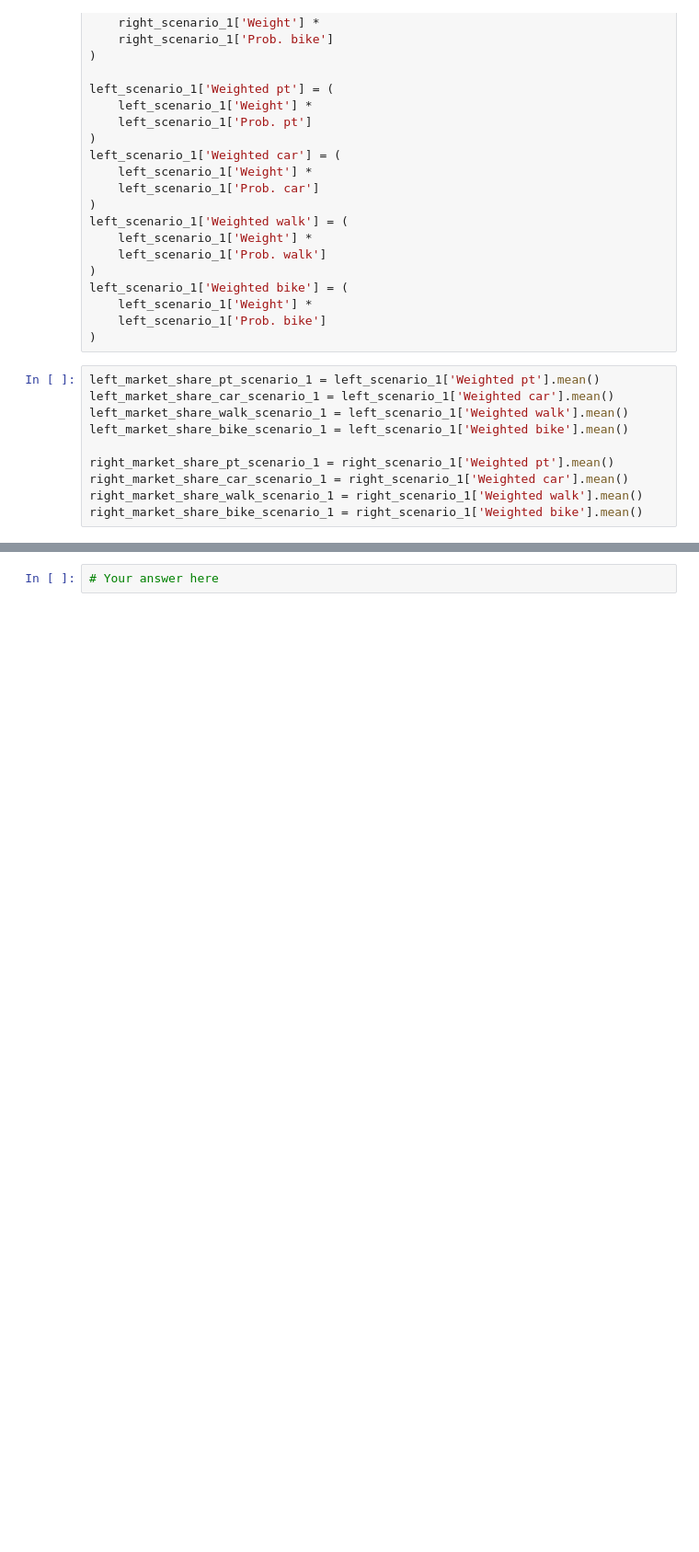
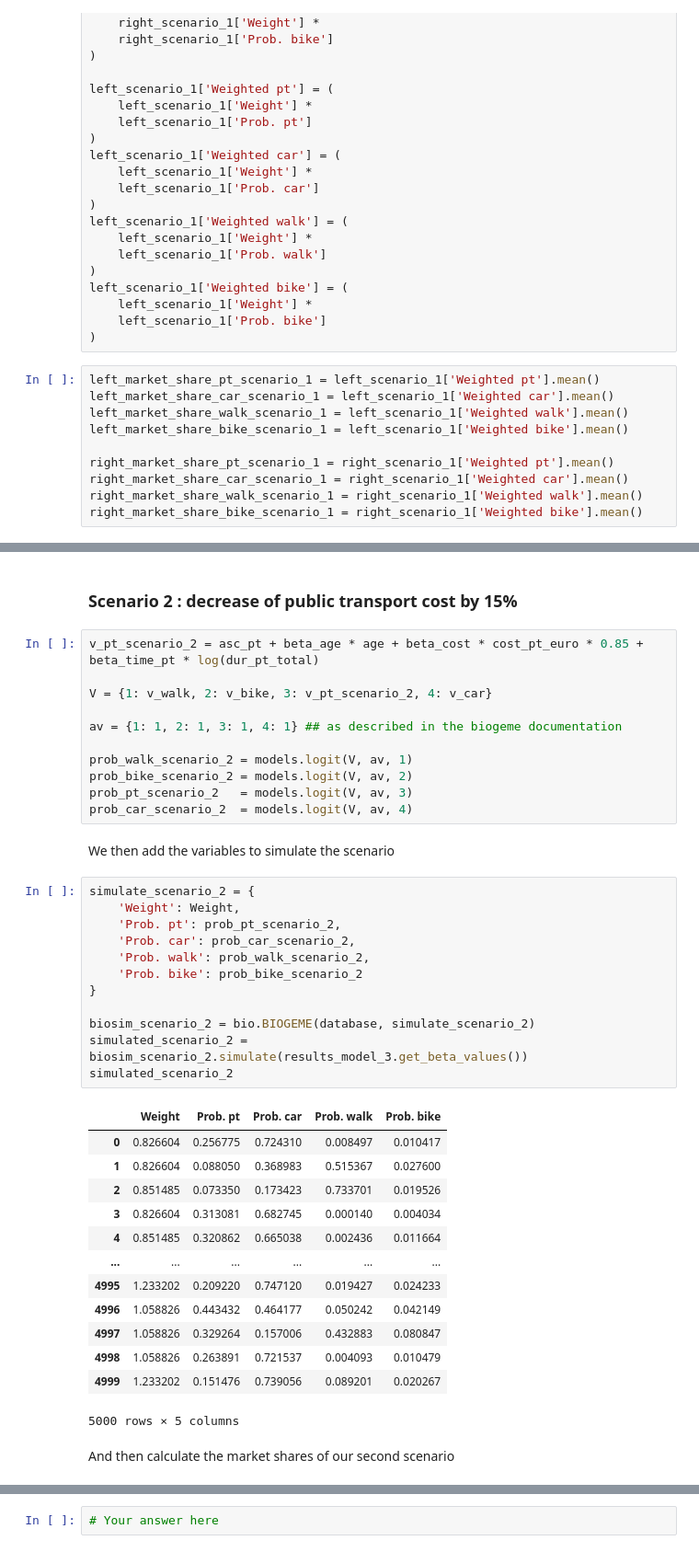
Before and after one commit to chloeruiz0300/Assignment, a Jupyter notebook: Market Shares and Forecasting.ipynb, the cells around one changed output, grey strips where cells are left out. Shown at 92% size. Saved outputs shown, nothing was run; the diff lists cells and outputs as text; blank space fills up the shorter version.

```diff
--- a/Market Shares.ipynb
+++ b/Market Shares and Forecasting.ipynb
@@ -634,0 +645,43 @@ Market share for car (scenario): nan% CI: [nan%-nan]
+# %% [markdown]
+### Scenario 2 : decrease of public transport cost by 15%
+# %%
+v_pt_scenario_2 = asc_pt + beta_age * age + beta_cost * cost_pt_euro * 0.85 + beta_time_pt * log(dur_pt_total)
+
+V = {1: v_walk, 2: v_bike, 3: v_pt_scenario_2, 4: v_car}
+
+av = {1: 1, 2: 1, 3: 1, 4: 1} ## as described in the biogeme documentation
+
+prob_walk_scenario_2 = models.logit(V, av, 1)
+prob_bike_scenario_2 = models.logit(V, av, 2)
+prob_pt_scenario_2   = models.logit(V, av, 3)
+prob_car_scenario_2  = models.logit(V, av, 4)
+# %% [markdown]
+We then add the variables to simulate the scenario
+# %%
+simulate_scenario_2 = {
+    'Weight': Weight,
+    'Prob. pt': prob_pt_scenario_2,
+    'Prob. car': prob_car_scenario_2,
+    'Prob. walk': prob_walk_scenario_2,
+    'Prob. bike': prob_bike_scenario_2
+}
+
+biosim_scenario_2 = bio.BIOGEME(database, simulate_scenario_2)
+simulated_scenario_2 = biosim_scenario_2.simulate(results_model_3.get_beta_values())
+simulated_scenario_2
+# %% [output]
+|  | Weight | Prob. pt | Prob. car | Prob. walk | Prob. bike |
+| 0 | 0.826604 | 0.256775 | 0.724310 | 0.008497 | 0.010417 |
+| 1 | 0.826604 | 0.088050 | 0.368983 | 0.515367 | 0.027600 |
+| 2 | 0.851485 | 0.073350 | 0.173423 | 0.733701 | 0.019526 |
+| 3 | 0.826604 | 0.313081 | 0.682745 | 0.000140 | 0.004034 |
+| 4 | 0.851485 | 0.320862 | 0.665038 | 0.002436 | 0.011664 |
+| ... | ... | ... | ... | ... | ... |
+| 4995 | 1.233202 | 0.209220 | 0.747120 | 0.019427 | 0.024233 |
+| 4996 | 1.058826 | 0.443432 | 0.464177 | 0.050242 | 0.042149 |
+| 4997 | 1.058826 | 0.329264 | 0.157006 | 0.432883 | 0.080847 |
+| 4998 | 1.058826 | 0.263891 | 0.721537 | 0.004093 | 0.010479 |
+| 4999 | 1.233202 | 0.151476 | 0.739056 | 0.089201 | 0.020267 |
+5000 rows × 5 columns
+# %% [markdown]
+And then calculate the market shares of our second scenario
```
Also changed, not shown: parts of 22 cells of this notebook.
